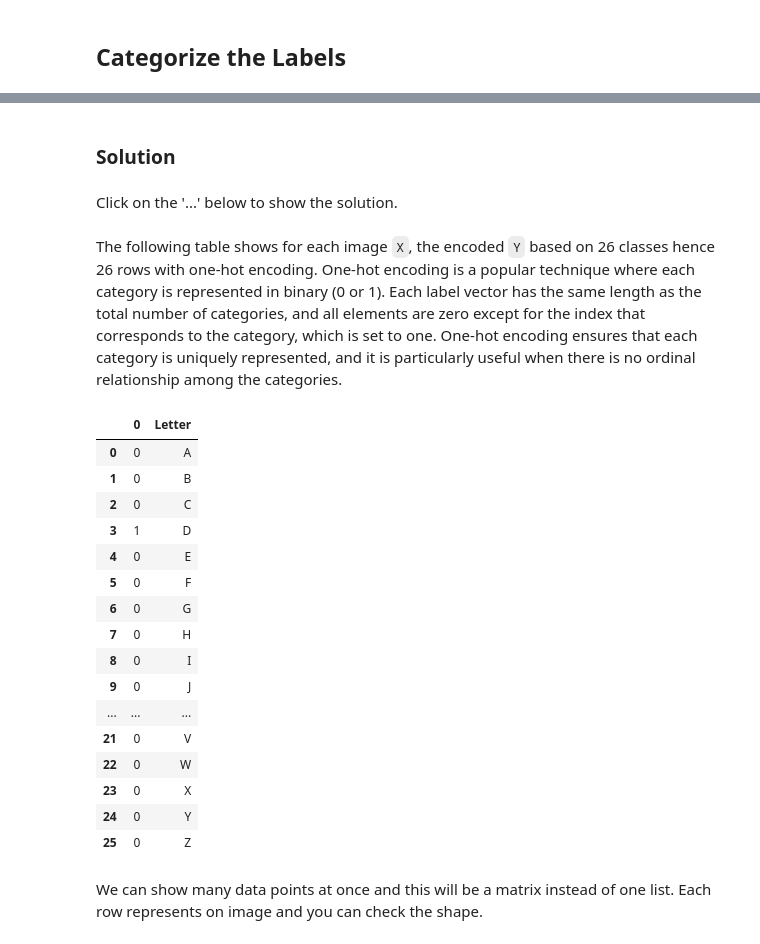
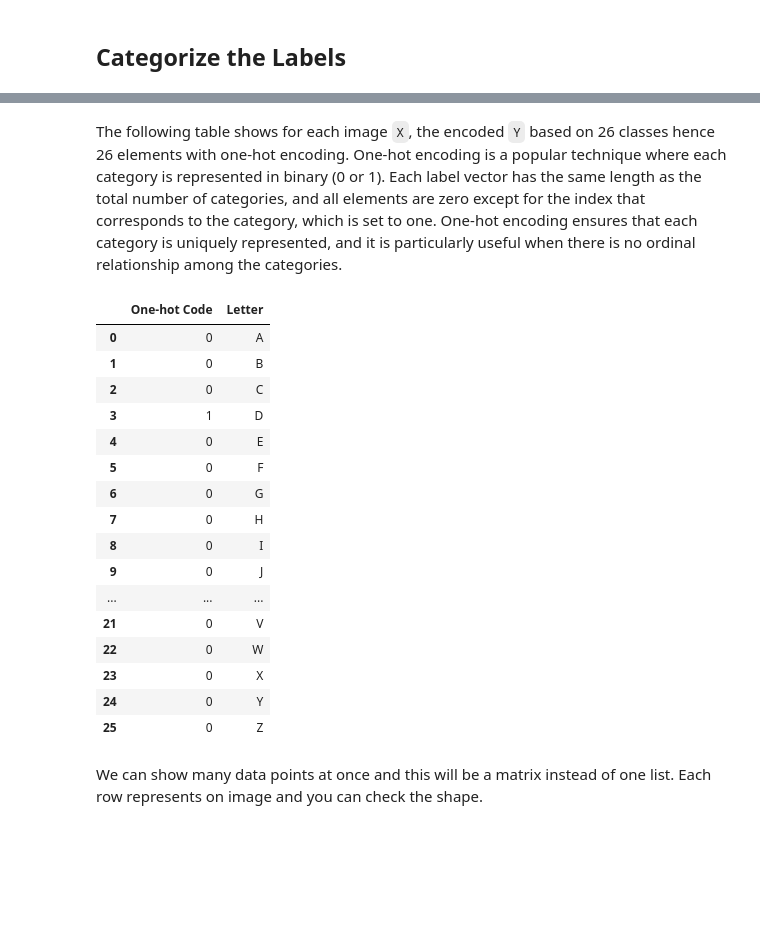
Before and after one commit to TAMIDSpiyalong/Machine-Learning-for-Computer-Vision, a Jupyter notebook: Lab1_Classification_and_CNN.ipynb, the cells around one changed output, grey strips where cells are left out. Saved outputs shown, nothing was run; the diff lists cells and outputs as text; code cells hidden in the pictures; blank space fills up the shorter version.

```diff
--- a/Lab1_Classification_and_CNN.ipynb
+++ b/Lab1_Classification_and_CNN.ipynb
@@ -253,5 +248 @@ num_classes = 26
-# %% [markdown]
-### Solution
-# %% [markdown]
-Click on the '...' below to show the solution.
 # %%
@@ -260,18 +250,16 @@ if not y_train.shape[-1] == 26:  # Avoid running multiple times
     y_train = keras.utils.to_categorical(y_train, num_classes)
     y_valid = keras.utils.to_categorical(y_valid, num_classes)
 # %% [markdown]
-The following table shows for each image `X`, the encoded `Y` based on 26 classes hence 26 rows with one-hot encoding. One-hot encoding is a popular technique where each category is represented in binary (0 or 1). Each label vector has the same length as the total number of categories, and all elements are zero except for the index that corresponds to the category, which is set to one. One-hot encoding ensures that each category is uniquely represented, and it is particularly useful when there is no ordinal relationship among the categories.
+The following table shows for each image `X`, the encoded `Y` based on 26 classes hence 26 elements with one-hot encoding. One-hot encoding is a popular technique where each category is represented in binary (0 or 1). Each label vector has the same length as the total number of categories, and all elements are zero except for the index that corresponds to the category, which is set to one. One-hot encoding ensures that each category is uniquely represented, and it is particularly useful when there is no ordinal relationship among the categories.
 # %%
 import string
 df= pd.DataFrame(y_train[0]).astype(int)
-
 alphabet = list(string.ascii_uppercase)
-
 df['Letter'] = alphabet[:len(df)]
-
+df=df.rename(columns={0: 'One-hot Code'})
 df
 # %% [output]
-|  | 0 | Letter |
+|  | One-hot Code | Letter |
 | 0 | 0 | A |
 | 1 | 0 | B |
 | 2 | 0 | C |
```
Also changed, not shown: parts of 30 cells of this notebook.
